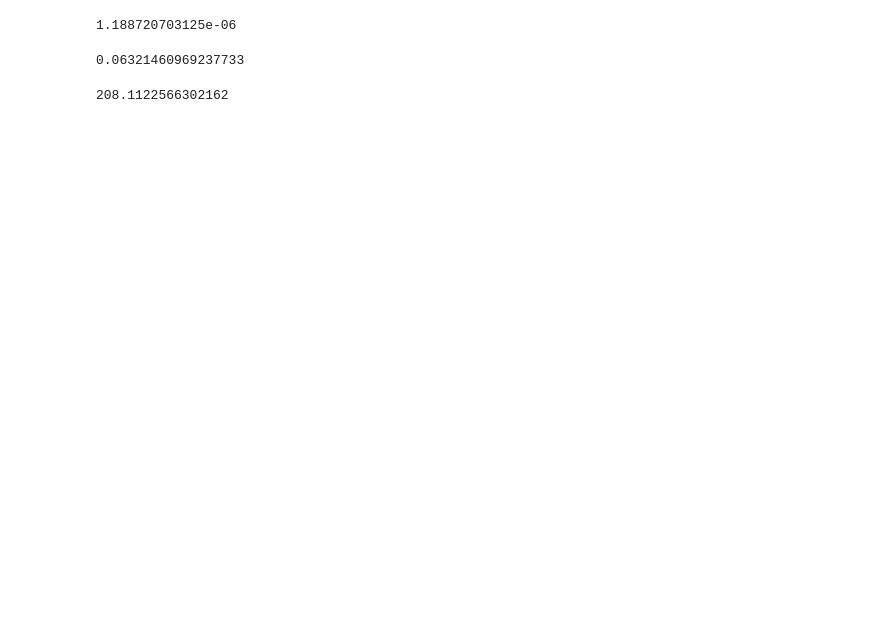
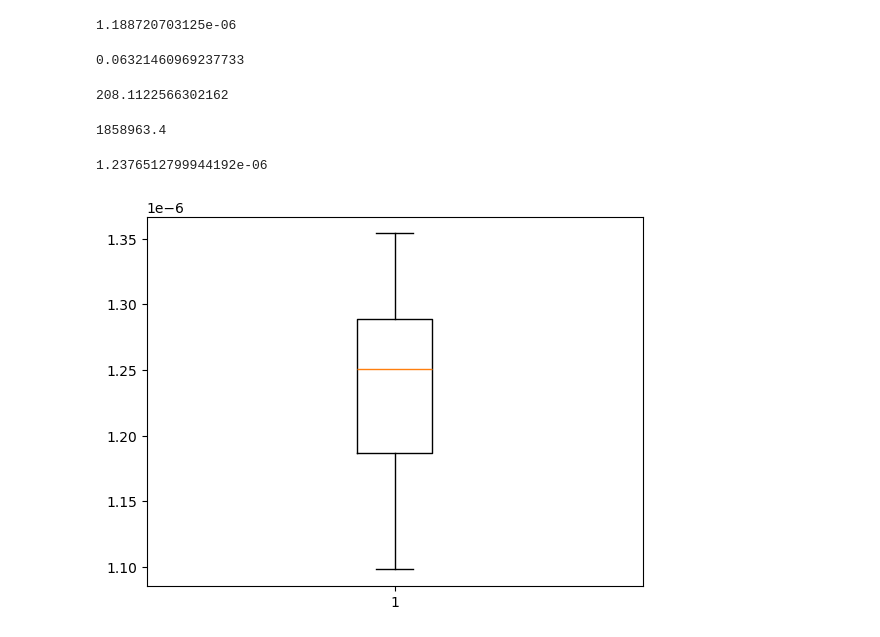
Before and after one commit to imn167/SubsetSimulation_VAE, a Jupyter notebook: Resultats_4Branch(1).ipynb, the cells around one changed output. Saved outputs shown, nothing was run; the diff lists cells and outputs as text; code cells hidden in the pictures; blank space fills up the shorter version.

```diff
--- a/Resultats_4Branch(1).ipynb
+++ b/Resultats_4Branch(1).ipynb
@@ -493,0 +496,17 @@ sp.norm()
+# %%
+batch100_1 = np.load('Resultats/Estimation_d100/batch1.npz')
+batch100_2 = np.load('Resultats/Estimation_d100/batch1.npz')
+estimation100 = np.concatenate([batch100_1['arr_0'], batch100_2['arr_0']])
+call_d100 = np.concatenate([batch100_1['arr_1'], batch100_2['arr_1']])
+Ntot = call_d100.mean()
+Ntot
+# %% [output]
+1858963.4
+# %%
+batch100_l65 = np.load('Resultats/Estimation_d50/batch1_l45.npz')
+print(batch100_l65['arr_0'].mean())
+
+plt.boxplot(batch100_l65['arr_0']);
+# %% [output]
+1.2376512799944192e-06
+[figure, added]
```
Also changed, not shown: parts of 10 cells of this notebook, 52 other files.
